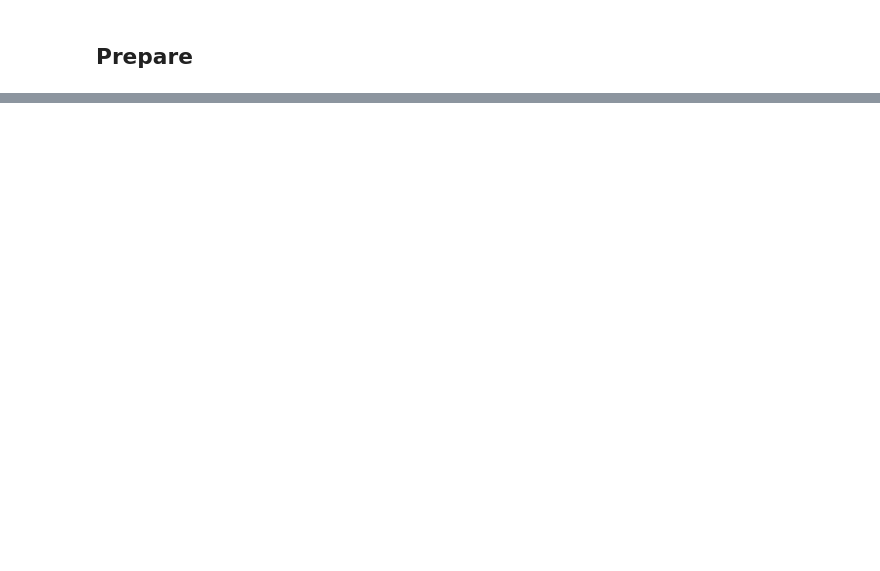
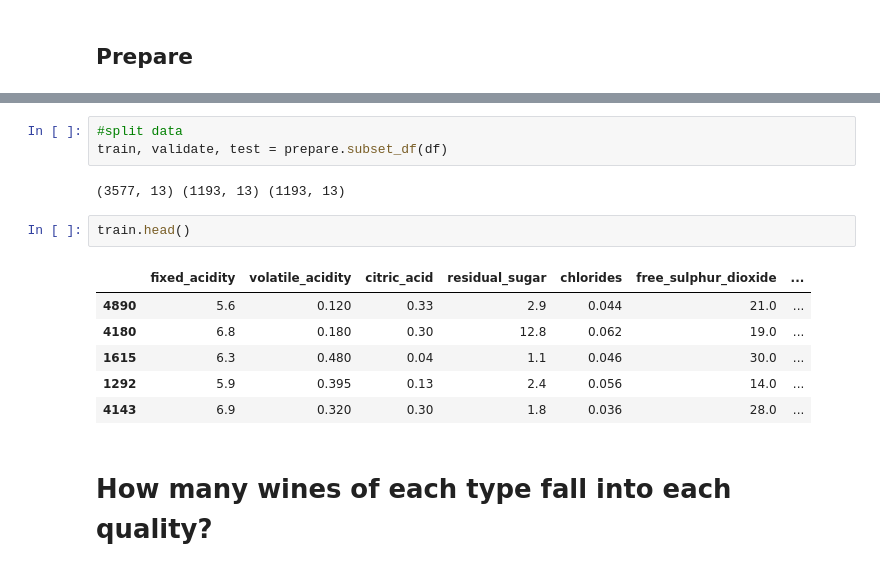
Before and after one commit to clustering-the-wines/wine_clustering, a Jupyter notebook: final_report.ipynb, the cells around one changed output, grey strips where cells are left out. Drawn from its saved outputs; the diff is of its cells as text; blank space fills up the shorter version.

```diff
--- a/final_report.ipynb
+++ b/final_report.ipynb
@@ -50,0 +142,16 @@
+# %%
+#split data
+train, validate, test = prepare.subset_df(df)
+# %% [output]
+(3577, 13) (1193, 13) (1193, 13)
+# %%
+train.head()
+# %% [output]
+|  | fixed_acidity | volatile_acidity | citric_acid | residual_sugar | chlorides | free_sulphur_dioxide | ... |
+| 4890 | 5.6 | 0.120 | 0.33 | 2.9 | 0.044 | 21.0 | ... |
+| 4180 | 6.8 | 0.180 | 0.30 | 12.8 | 0.062 | 19.0 | ... |
+| 1615 | 6.3 | 0.480 | 0.04 | 1.1 | 0.046 | 30.0 | ... |
+| 1292 | 5.9 | 0.395 | 0.13 | 2.4 | 0.056 | 14.0 | ... |
+| 4143 | 6.9 | 0.320 | 0.30 | 1.8 | 0.036 | 28.0 | ... |
+# %% [markdown]
+# How many wines of each type fall into each quality?
```
Also changed, not shown: parts of 35 cells of this notebook.
